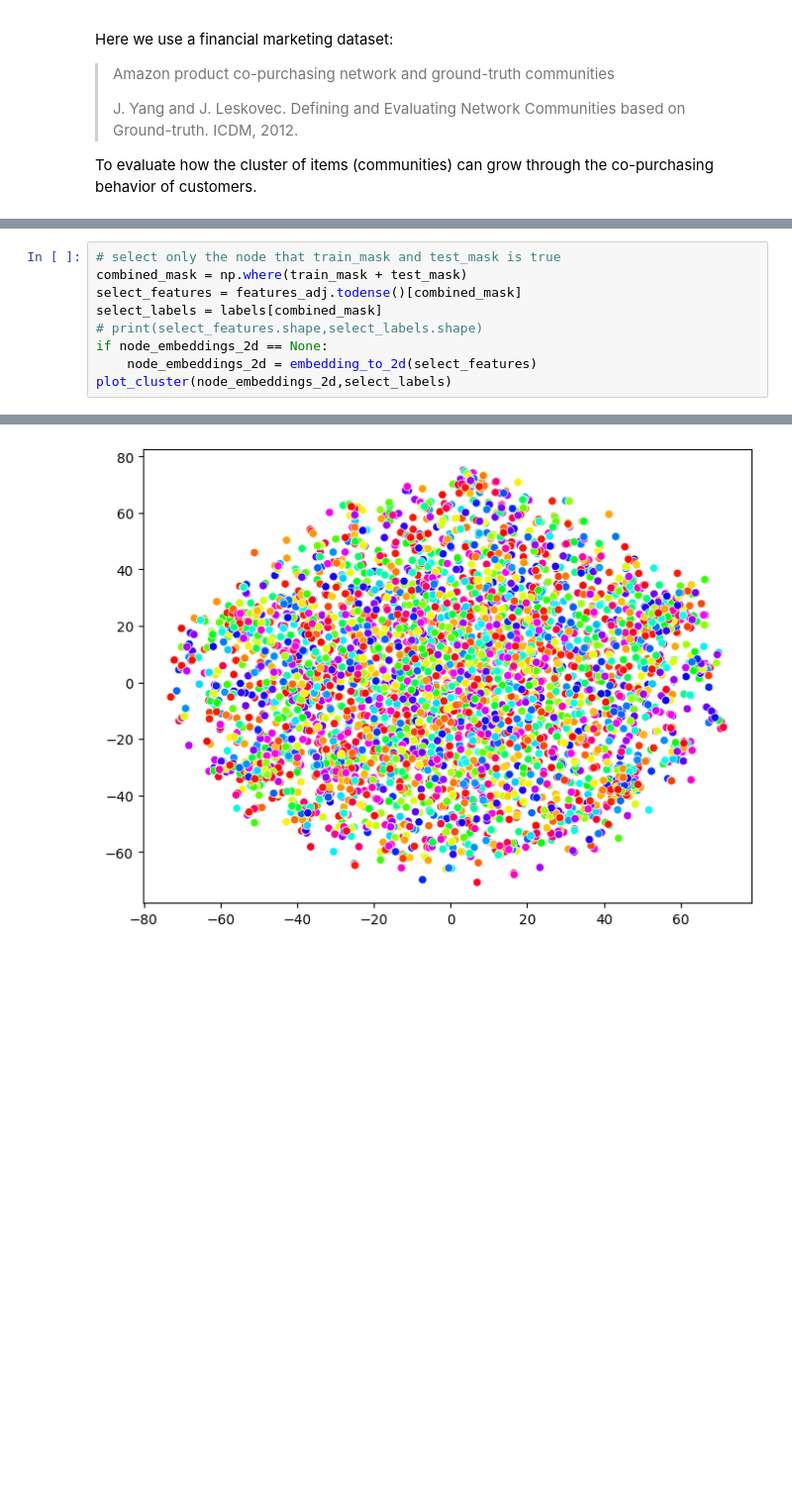
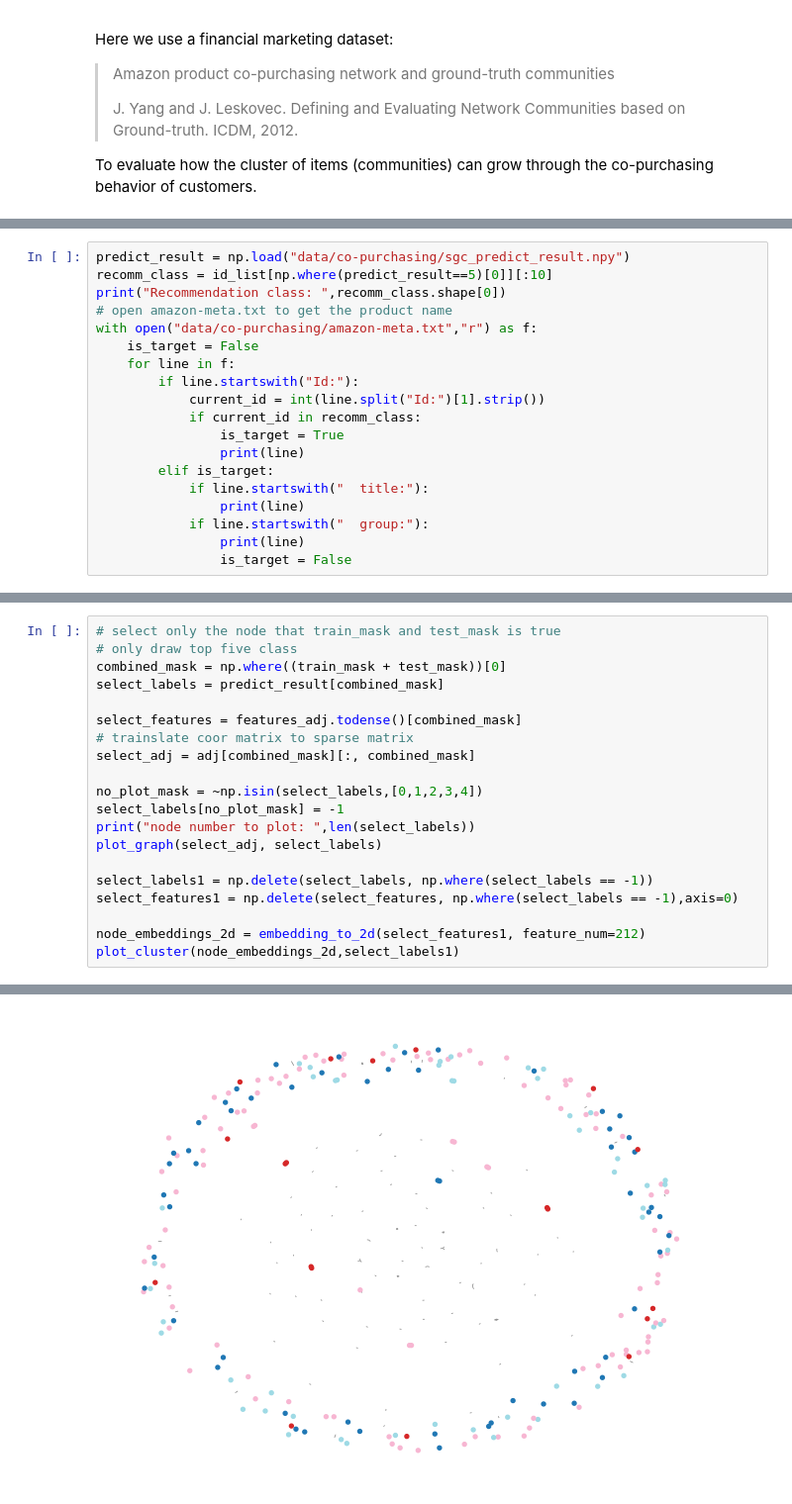
Before and after one commit to Winfred666/GCN_study, a Jupyter notebook: copurchasing_analysis.ipynb, the cells around one changed output, grey strips where cells are left out. Shown: that part at 99% size. Drawn from its saved outputs; the diff is of its cells as text; blank space fills up the shorter version.

Commit message:
finish report and test of SGC

```diff
--- a/copurchasing_analysis.ipynb
+++ b/copurchasing_analysis.ipynb
@@ -183,0 +174,19 @@ node_embeddings_2d = None
+# %%
+predict_result = np.load("data/co-purchasing/sgc_predict_result.npy")
+recomm_class = id_list[np.where(predict_result==5)[0]][:10]
+print("Recommendation class: ",recomm_class.shape[0])
+# open amazon-meta.txt to get the product name
+with open("data/co-purchasing/amazon-meta.txt","r") as f:
+    is_target = False
+    for line in f:
+        if line.startswith("Id:"):
+            current_id = int(line.split("Id:")[1].strip())
+            if current_id in recomm_class:
+                is_target = True
+                print(line)
+        elif is_target:
+            if line.startswith("  title:"):
+                print(line)
+            if line.startswith("  group:"):
+                print(line)
+                is_target = False
@@ -184,10 +211,21 @@ node_embeddings_2d = None
 # %%
 # select only the node that train_mask and test_mask is true
-combined_mask = np.where(train_mask + test_mask)
+# only draw top five class
+combined_mask = np.where((train_mask + test_mask))[0]
+select_labels = predict_result[combined_mask]
+
 select_features = features_adj.todense()[combined_mask]
-select_labels = labels[combined_mask]
-# print(select_features.shape,select_labels.shape)
-if node_embeddings_2d == None:
-    node_embeddings_2d = embedding_to_2d(select_features)
-plot_cluster(node_embeddings_2d,select_labels)
+# trainslate coor matrix to sparse matrix
+select_adj = adj[combined_mask][:, combined_mask]
+
+no_plot_mask = ~np.isin(select_labels,[0,1,2,3,4])
+select_labels[no_plot_mask] = -1
+print("node number to plot: ",len(select_labels))
+plot_graph(select_adj, select_labels)
+
+select_labels1 = np.delete(select_labels, np.where(select_labels == -1))
+select_features1 = np.delete(select_features, np.where(select_labels == -1),axis=0)
+
+node_embeddings_2d = embedding_to_2d(select_features1, feature_num=212)
+plot_cluster(node_embeddings_2d,select_labels1)
 # %% [output]
@@ -194 +233 @@ plot_cluster(node_embeddings_2d,select_labels)
-[figure, old version]
+[figure, new version]
```
Also changed, not shown: parts of 11 cells of this notebook, 10 other files.
